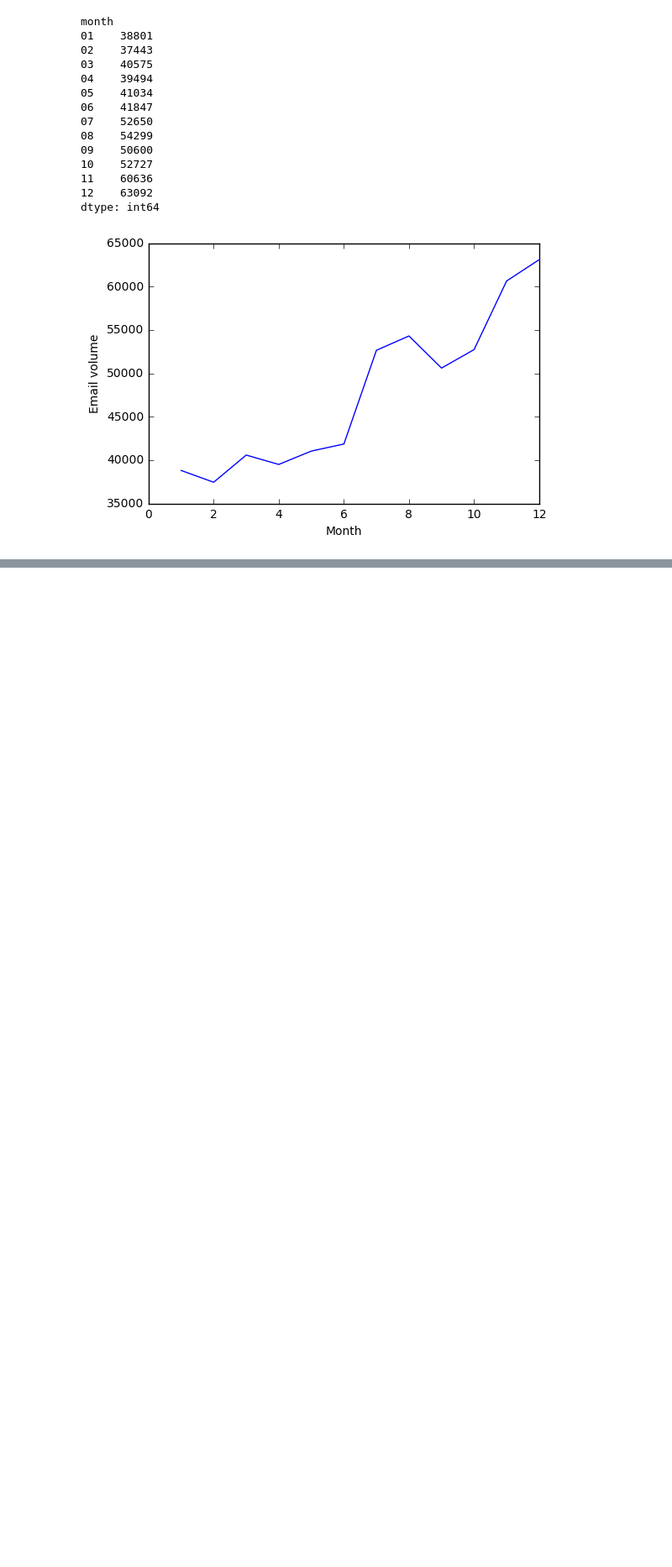
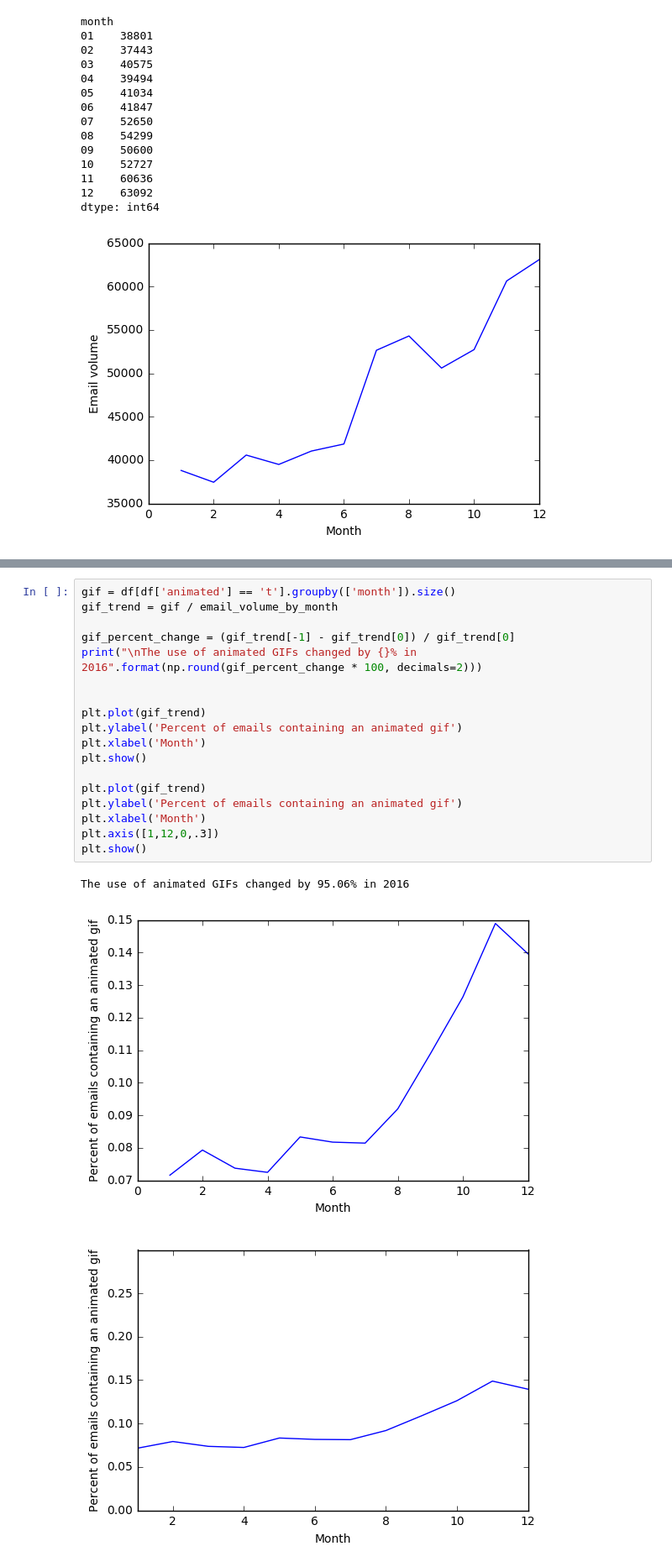
Before and after one commit to carlsednaoui/thinkful-data-science, a Jupyter notebook: coursework/capstone/capstone.ipynb, the cells around one changed output, grey strips where cells are left out. Shown at 84% size. Cells and saved outputs as stored; diff of their text form; blank space fills up the shorter version.

```diff
--- a/coursework/capstone/capstone.ipynb
+++ b/coursework/capstone/capstone.ipynb
@@ -118,0 +171,22 @@ Name: company_id, dtype: int64
+# %%
+gif = df[df['animated'] == 't'].groupby(['month']).size()
+gif_trend = gif / email_volume_by_month
+
+gif_percent_change = (gif_trend[-1] - gif_trend[0]) / gif_trend[0]
+print("\nThe use of animated GIFs changed by {}% in 2016".format(np.round(gif_percent_change * 100, decimals=2)))
+
+
+plt.plot(gif_trend)
+plt.ylabel('Percent of emails containing an animated gif')
+plt.xlabel('Month')
+plt.show()
+
+plt.plot(gif_trend)
+plt.ylabel('Percent of emails containing an animated gif')
+plt.xlabel('Month')
+plt.axis([1,12,0,.3])
+plt.show()
+# %% [output]
+The use of animated GIFs changed by 95.06% in 2016
+[figure, added]
+[figure, added]
```
Also changed, not shown: parts of 22 cells of this notebook.
